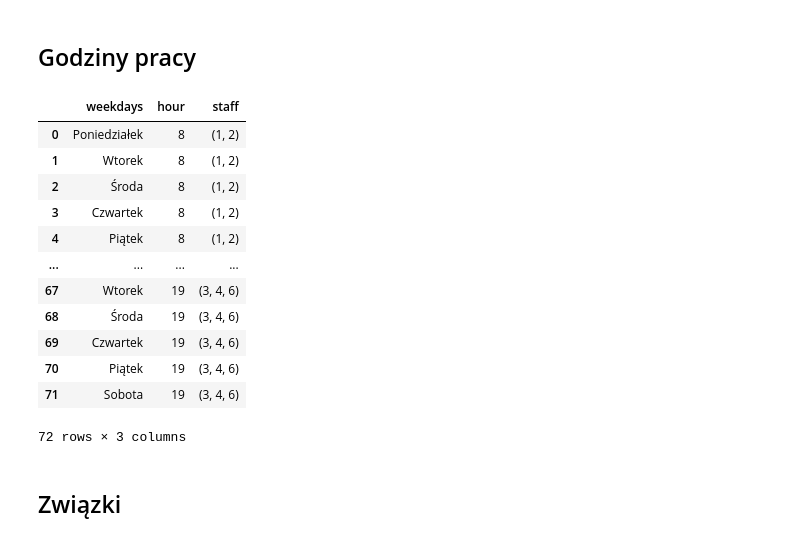
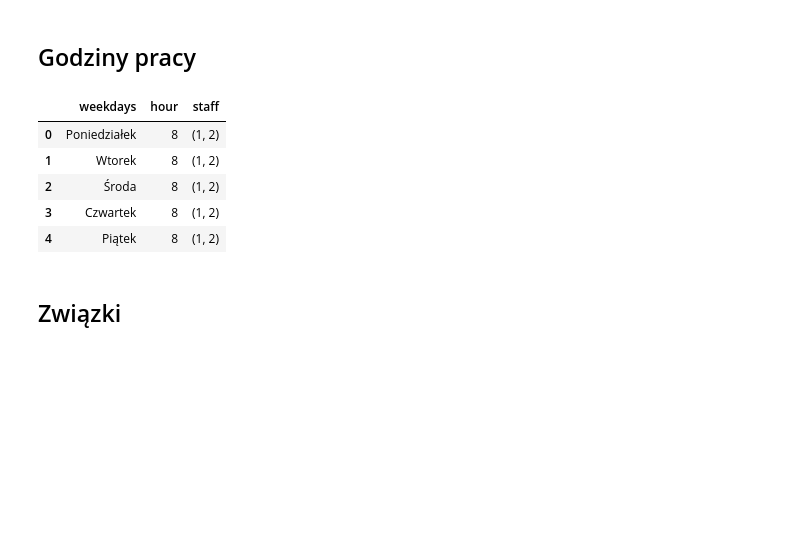
Before and after one commit to o-Mateo-o/geeks-and-dragons-db, a Jupyter notebook: notebooks/attempts/gen.ipynb, the cells around one changed output. Drawn from its saved outputs; the diff is of its cells as text; code cells hidden in the pictures; blank space fills up the shorter version.

```diff
--- a/notebooks/attempts/gen.ipynb
+++ b/notebooks/attempts/gen.ipynb
@@ -299,21 +299,14 @@ def weekday_hour_worker_generator():
     return weekday_hour_worker
 # %%
 weekday_hour_worker = weekday_hour_worker_generator()
-weekday_hour_worker
+weekday_hour_worker.head()
 # %% [output]
 |  | weekdays | hour | staff |
 | 0 | Poniedziałek | 8 | (1, 2) |
 | 1 | Wtorek | 8 | (1, 2) |
 | 2 | Środa | 8 | (1, 2) |
 | 3 | Czwartek | 8 | (1, 2) |
 | 4 | Piątek | 8 | (1, 2) |
-| ... | ... | ... | ... |
-| 67 | Wtorek | 19 | (3, 4, 6) |
-| 68 | Środa | 19 | (3, 4, 6) |
-| 69 | Czwartek | 19 | (3, 4, 6) |
-| 70 | Piątek | 19 | (3, 4, 6) |
-| 71 | Sobota | 19 | (3, 4, 6) |
-72 rows × 3 columns
 # %% [markdown]
 ## Związki
 # %%
```
Also changed, not shown: parts of 22 cells of this notebook.
